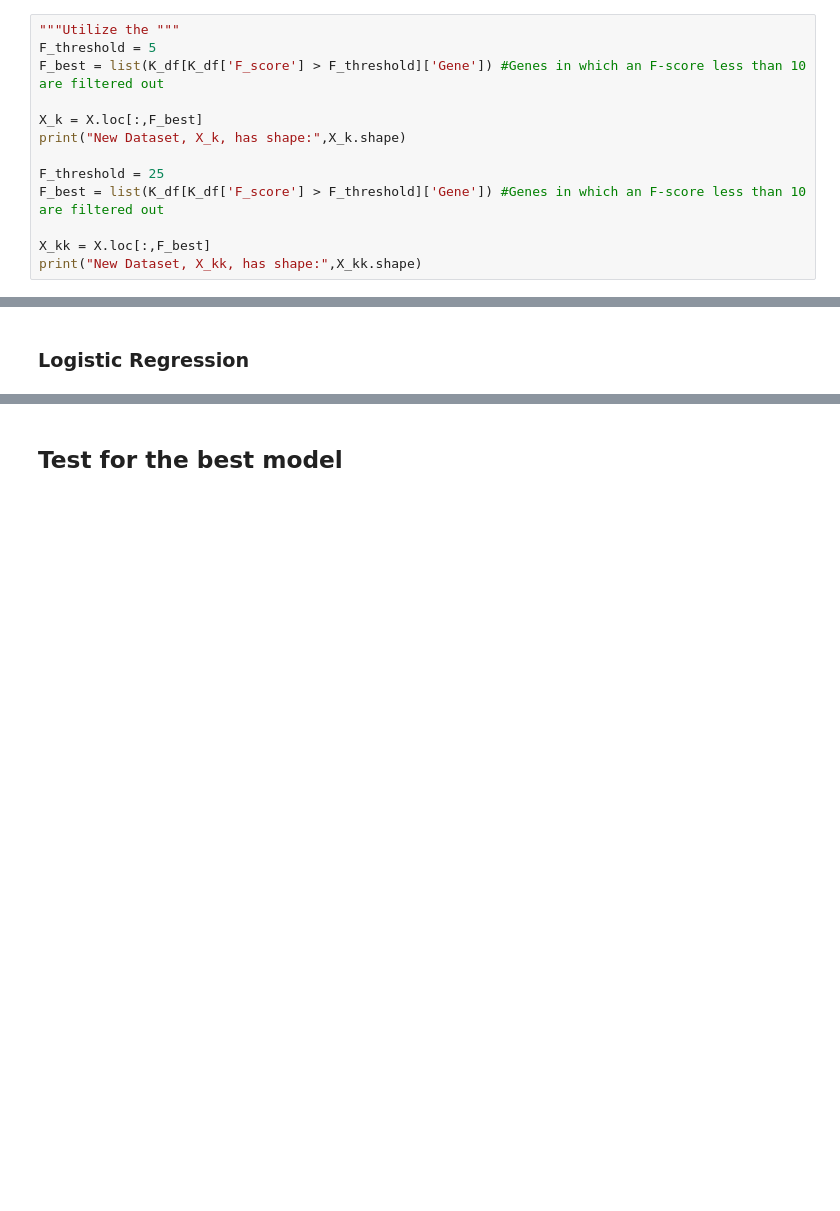
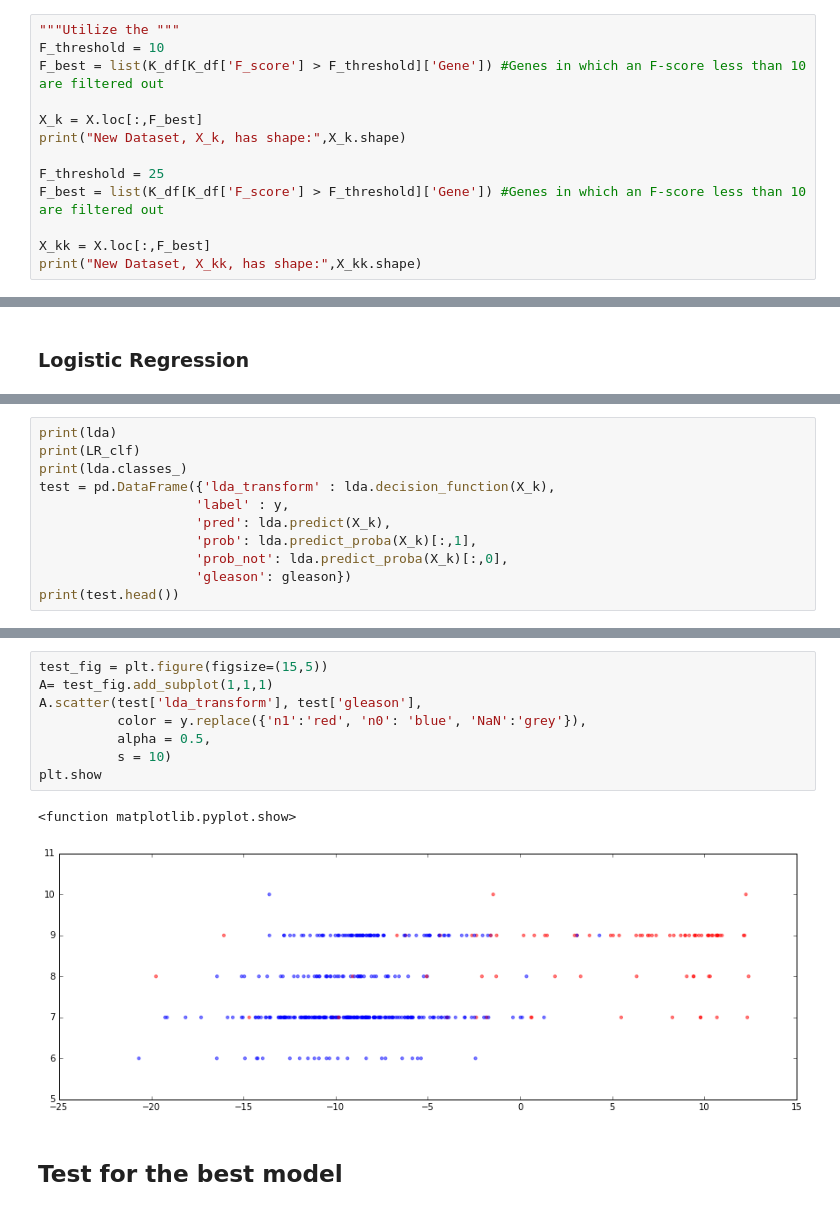
Before and after one commit to CCThompson82/Prostate_metastasis, a Jupyter notebook: PCa_Metastasis.ipynb, the cells around one changed output, grey strips where cells are left out. Saved outputs shown, nothing was run; the diff lists cells and outputs as text; blank space fills up the shorter version.

Commit message:
LogReg with Gleason and LDA_decision_function

```diff
--- a/PCa_Metastasis.ipynb
+++ b/PCa_Metastasis.ipynb
@@ -184,7 +185,7 @@ plt.show
 [figure]
 # %%
 """Utilize the """
-F_threshold = 5
+F_threshold = 10
 F_best = list(K_df[K_df['F_score'] > F_threshold]['Gene']) #Genes in which an F-score less than 10 are filtered out
 
 X_k = X.loc[:,F_best]
@@ -432,0 +431,11 @@ MCC:  0.331897507567
+# %%
+print(lda)
+print(LR_clf)
+print(lda.classes_)
+test = pd.DataFrame({'lda_transform' : lda.decision_function(X_k),
+                    'label' : y,
+                    'pred': lda.predict(X_k),
+                    'prob': lda.predict_proba(X_k)[:,1],
+                    'prob_not': lda.predict_proba(X_k)[:,0],
+                    'gleason': gleason})
+print(test.head())
@@ -433,3 +457,14 @@ MCC:  0.331897507567
+# %%
+test_fig = plt.figure(figsize=(15,5))
+A= test_fig.add_subplot(1,1,1)
+A.scatter(test['lda_transform'], test['gleason'],
+          color = y.replace({'n1':'red', 'n0': 'blue', 'NaN':'grey'}),
+          alpha = 0.5,
+          s = 10)
+plt.show
+# %% [output]
+<function matplotlib.pyplot.show>
+[figure, added]
 # %% [markdown]
 ## Test for the best model
 # %%
```
Also changed, not shown: parts of 19 cells of this notebook, 2 other files.
